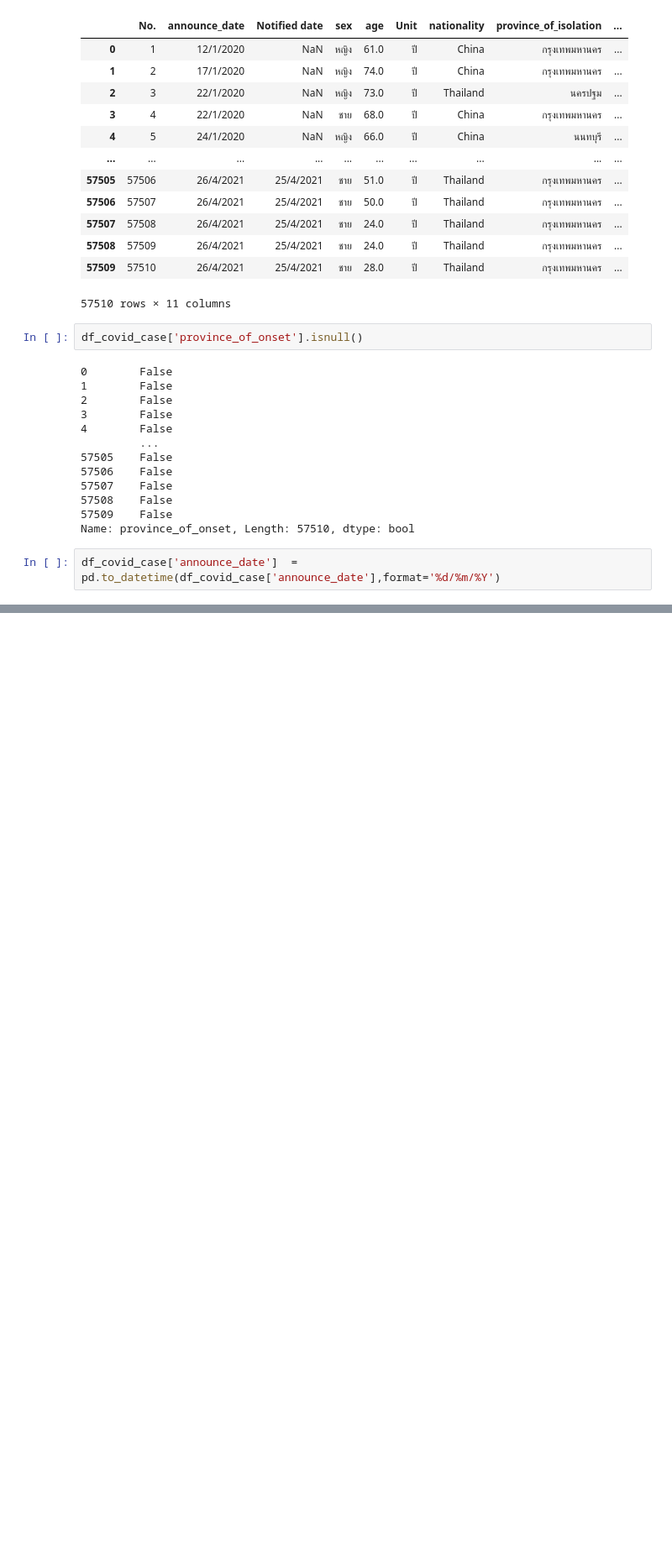
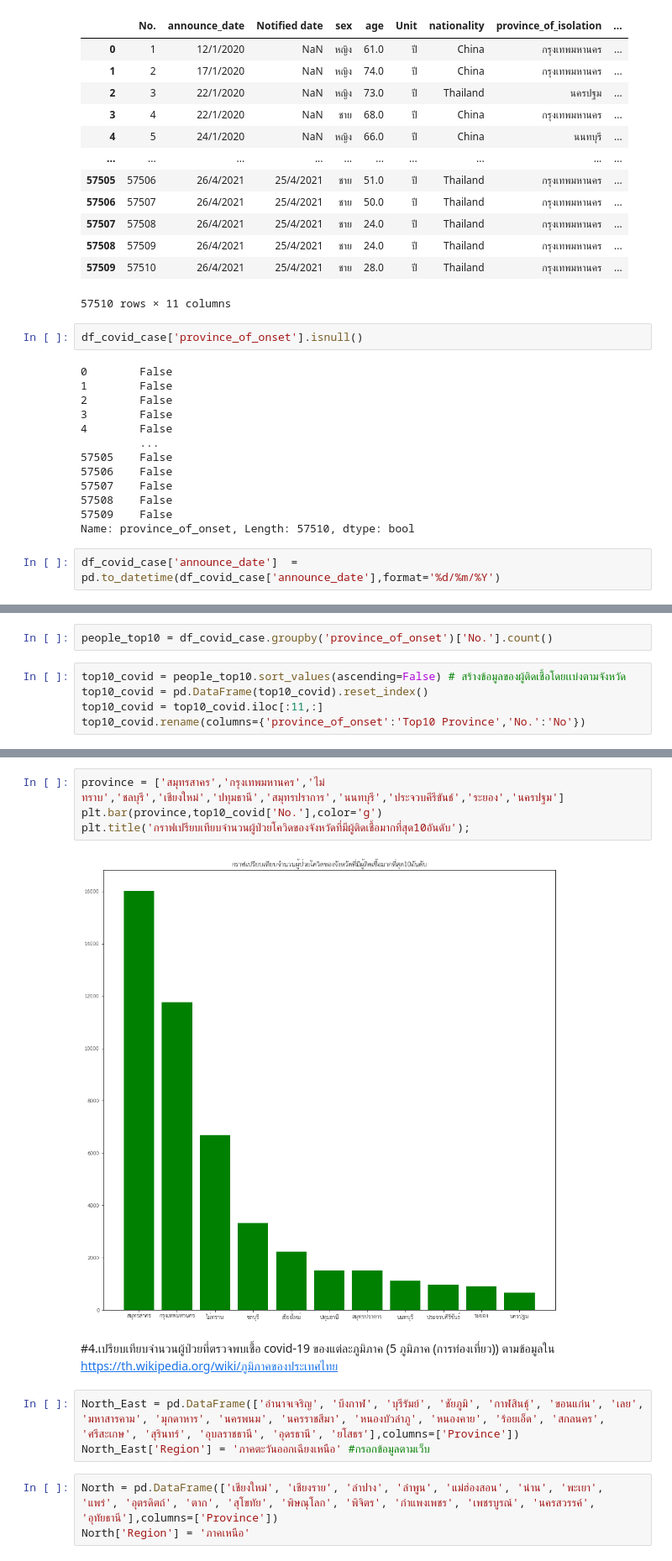
Before and after one commit to tanpharamut/data_viz, a Jupyter notebook: Visualization_Final_Exam.ipynb, the cells around one changed output, grey strips where cells are left out. Shown at 84% size. Cells and saved outputs as stored; diff of their text form; blank space fills up the shorter version.

```diff
--- a/Visualization_Final_Exam.ipynb
+++ b/Visualization_Final_Exam.ipynb
@@ -306,0 +684,7 @@ AbstractMethodError: ignored
+# %%
+people_top10 = df_covid_case.groupby('province_of_onset')['No.'].count()
+# %%
+top10_covid = people_top10.sort_values(ascending=False) # สร้างข้อมูลของผู้ติดเชื้อโดยเเบ่งตามจังหวัด
+top10_covid = pd.DataFrame(top10_covid).reset_index()
+top10_covid = top10_covid.iloc[:11,:]
+top10_covid.rename(columns={'province_of_onset':'Top10 Province','No.':'No'})
@@ -306,0 +704,14 @@ AbstractMethodError: ignored
+# %%
+province = ['สมุทรสาคร','กรุงเทพมหานคร','ไม่ทราบ','ชลบุรี','เชียงใหม่','ปทุมธานี','สมุทรปราการ','นนทบุรี','ประจวบคีรีขันธ์','ระยอง','นครปฐม']
+plt.bar(province,top10_covid['No.'],color='g')
+plt.title('กราฟเปรียบเทียบจำนวนผู้ป่วยโควิดของจังหวัดที่มีผู้ติดเชื้อมากที่สุด10อันดับ');
+# %% [output]
+[figure, added]
+# %% [markdown]
+#4.เปรียบเทียบจำนวนผู้ป่วยที่ตรวจพบเชื้อ covid-19 ของแต่ละภูมิภาค (5 ภูมิภาค (การท่องเที่ยว)) ตามข้อมูลใน https://th.wikipedia.org/wiki/ภูมิภาคของประเทศไทย
+# %%
+North_East = pd.DataFrame(['อำนาจเจริญ', 'บึงกาฬ', 'บุรีรัมย์', 'ชัยภูมิ', 'กาฬสินธุ์', 'ขอนแก่น', 'เลย', 'มหาสารคาม', 'มุกดาหาร', 'นครพนม', 'นครราชสีมา', 'หนองบัวลำภู', 'หนองคาย', 'ร้อยเอ็ด', 'สกลนคร', 'ศรีสะเกษ', 'สุรินทร์', 'อุบลราชธานี', 'อุดรธานี', 'ยโสธร'],columns=['Province'])
+North_East['Region'] = 'ภาคตะวันออกเฉียงเหนือ' #กรอกข้อมูลตามเว็บ
+# %%
+North = pd.DataFrame(['เชียงใหม่', 'เชียงราย', 'ลำปาง', 'ลำพูน', 'แม่ฮ่องสอน', 'น่าน', 'พะเยา', 'แพร่', 'อุตรดิตถ์', 'ตาก', 'สุโขทัย', 'พิษณุโลก', 'พิจิตร', 'กำแพงเพชร', 'เพชรบูรณ์', 'นครสวรรค์', 'อุทัยธานี'],columns=['Province'])
+North['Region'] = 'ภาคเหนือ'
```
Also changed, not shown: parts of 60 cells of this notebook.
